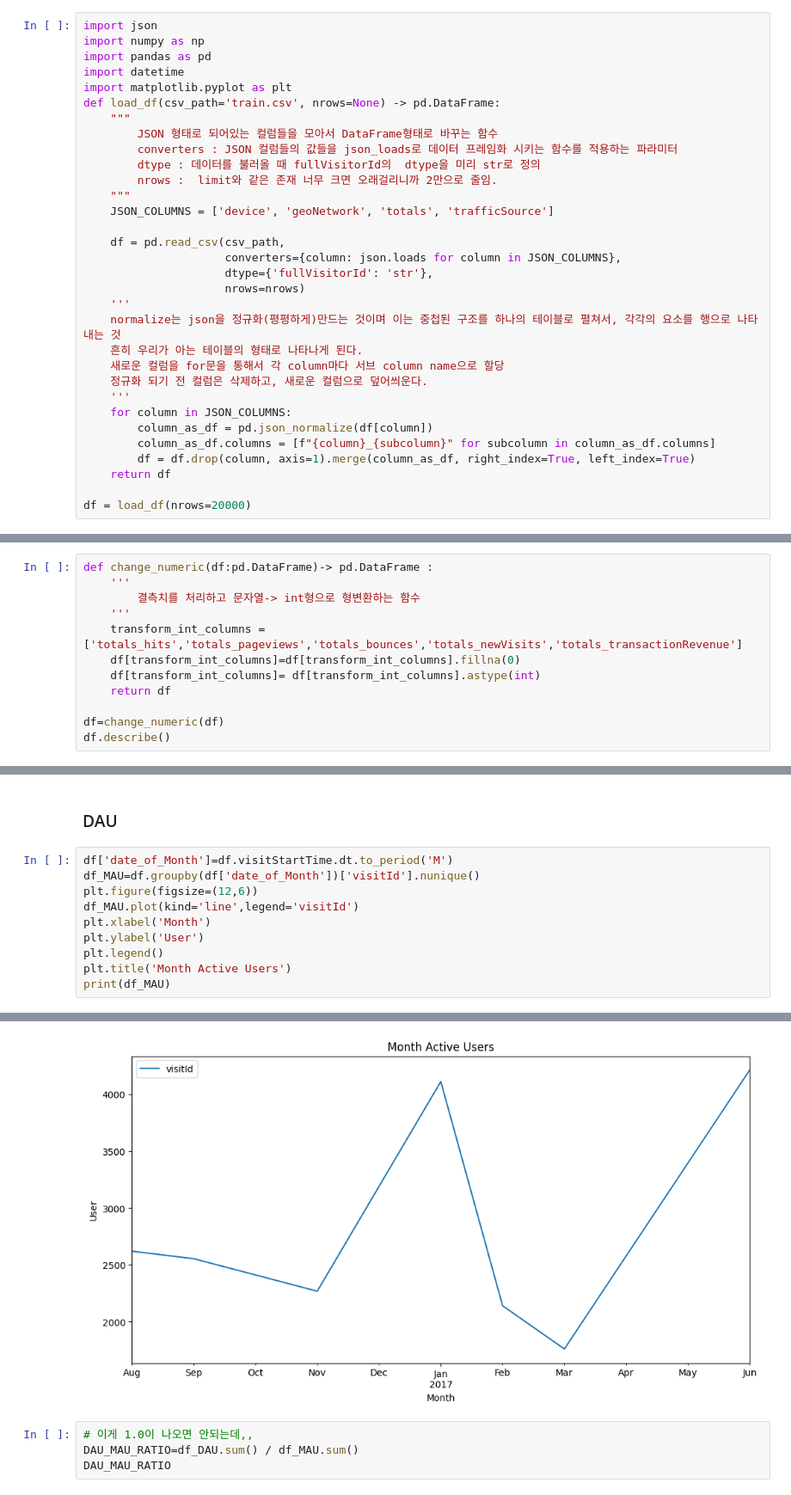
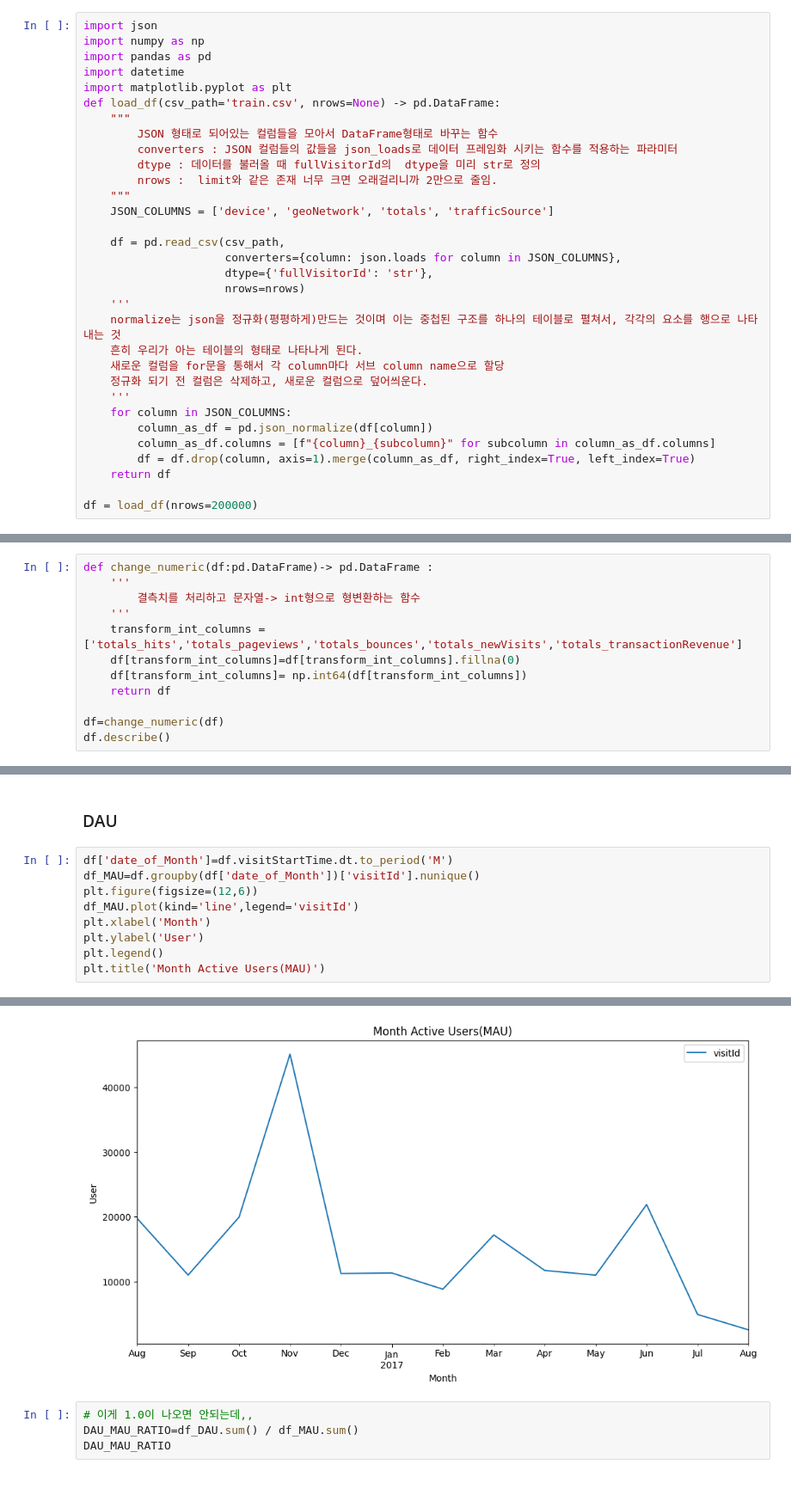
Before and after one commit to eju1019/ipark, a Jupyter notebook: projcet.ipynb, the cells around one changed output, grey strips where cells are left out. Shown at 86% size. Cells and saved outputs as stored; diff of their text form.

```diff
--- a/projcet.ipynb
+++ b/projcet.ipynb
@@ -29,7 +29,7 @@ def load_df(csv_path='train.csv', nrows=None) -> pd.DataFrame:
         df = df.drop(column, axis=1).merge(column_as_df, right_index=True, left_index=True)
     return df
 
-df = load_df(nrows=20000)
+df = load_df(nrows=200000)
 # %% [markdown]
 ## DROP
 # %%
@@ -84,7 +84,7 @@ def change_numeric(df:pd.DataFrame)-> pd.DataFrame :
     '''
     transform_int_columns = ['totals_hits','totals_pageviews','totals_bounces','totals_newVisits','totals_transactionRevenue']
     df[transform_int_columns]=df[transform_int_columns].fillna(0)
-    df[transform_int_columns]= df[transform_int_columns].astype(int)
+    df[transform_int_columns]= np.int64(df[transform_int_columns])
     return df
 
 df=change_numeric(df)
@@ -205,6 +200,5 @@ df_MAU.plot(kind='line',legend='visitId')
 plt.xlabel('Month')
 plt.ylabel('User')
 plt.legend()
-plt.title('Month Active Users')
-print(df_MAU)
+plt.title('Month Active Users(MAU)')
 # %% [output]
@@ -220,4 +206,4 @@ Freq: M, Name: visitId, dtype: int64
-[figure, old version]
+[figure, new version]
 # %%
 # 이게 1.0이 나오면 안되는데,,
 DAU_MAU_RATIO=df_DAU.sum() / df_MAU.sum()
```
Also changed, not shown: parts of 16 cells of this notebook.
